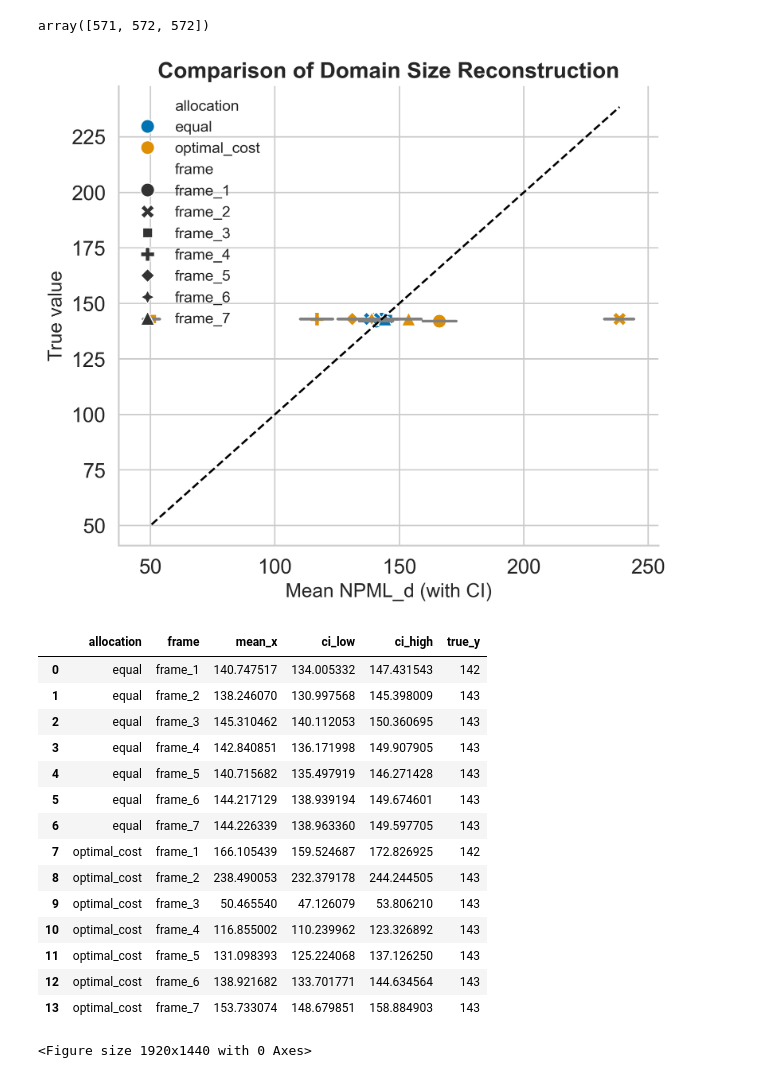
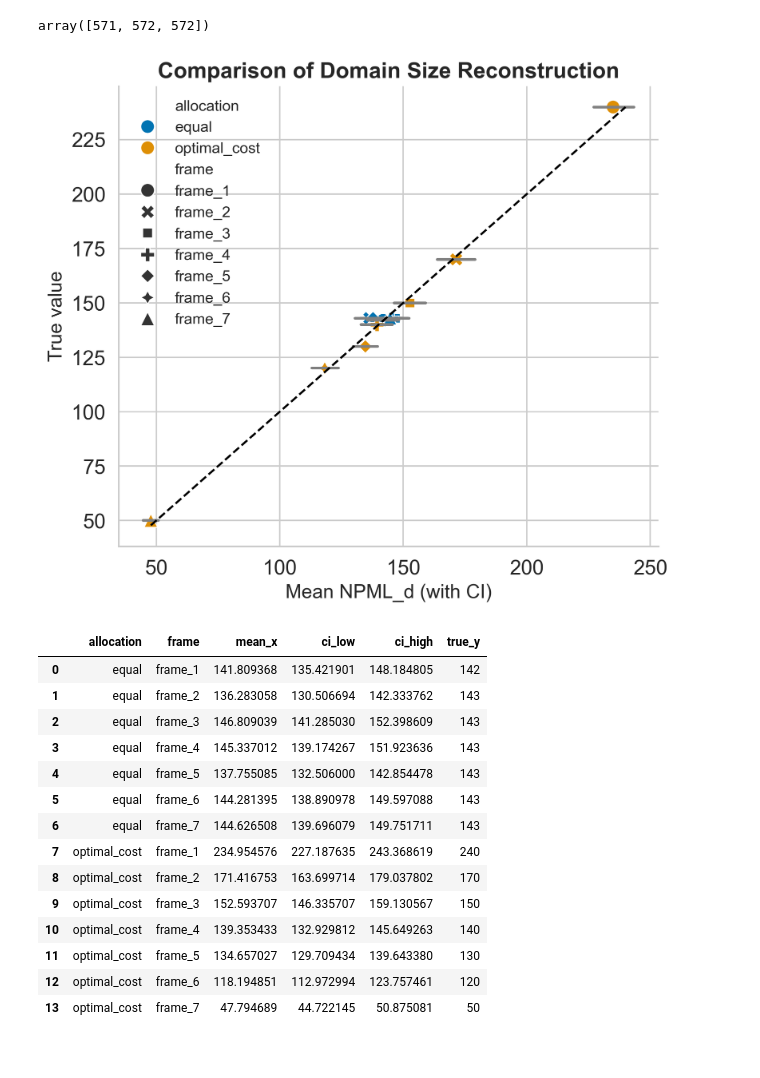
Before and after one commit to glancia93/-Population-Detection-and-Sampling-in-Liguria, a Jupyter notebook: Simulation/Comparisions_plots.ipynb, the cells around one changed output. Cells and saved outputs as stored; diff of their text form; code cells hidden in the pictures.

```diff
--- a/Simulation/Comparisions_plots.ipynb
+++ b/Simulation/Comparisions_plots.ipynb
@@ -399,56 +400,58 @@ def domain_size_reconstruction(realizations, modalities, true_values, n_boot=200
                 "frame": f"frame_{j+1}",
                 "mean_x": mean_val,
                 "ci_low": ci_low,
-                "ci_high": ci_high,
-                "true_y": true_values[j]
+                "ci_high": ci_high
             })
 
     df_summary = pd.DataFrame(results)
+    df_summary["true_y"] = true_values
 
     # Plotting: scatter with CI bars
     plt.figure(figsize=(7, 6))
     sns.scatterplot(data=df_summary, x="mean_x", y="true_y", hue="allocation", style="frame", s=100)
 
     # error bars for CI
     for _, row in df_summary.iterrows():
         plt.plot([row["ci_low"], row["ci_high"]], [row["true_y"]]*2, color="gray", lw=2)
 
     # 45 degree line
     lims = [
         min(df_summary["mean_x"].min(), df_summary["true_y"].min()),
         max(df_summary["mean_x"].max(), df_summary["true_y"].max())
     ]
     plt.plot(lims, lims, "--", color="black")
     plt.xlabel("Mean NPML_d (with CI)")
     plt.ylabel("True value")
     plt.title("Comparison of Domain Size Reconstruction")
+    if save:
+        plt.savefig(save, bbox_inches="tight")
     plt.show()
 
-    if save:
-        plt.savefig(save, bbox_inches="tight")
+
 
     return df_summary
 
-domain_size_reconstruction(estimates["NPML_d"], allocations, np.array([len(item) for item in simulation_init_results ["population"]["domains"]]),
+domain_size_reconstruction(estimates["NPML_d"], allocations,
+                           np.hstack([np.array([len(item) for item in simulation_init_results ["population"]["domains"]]),
+                                     np.array([len(item) for item in simulation_init_results_opt ["population"]["domains"]])]),
                           save = "domain_size_reconstruction.pdf")
 # %% [output]
-[figure, old version]
+[figure, new version]
 |  | allocation | frame | mean_x | ci_low | ci_high | true_y |
-| 0 | equal | frame_1 | 140.747517 | 134.005332 | 147.431543 | 142 |
-| 1 | equal | frame_2 | 138.246070 | 130.997568 | 145.398009 | 143 |
-| 2 | equal | frame_3 | 145.310462 | 140.112053 | 150.360695 | 143 |
-| 3 | equal | frame_4 | 142.840851 | 136.171998 | 149.907905 | 143 |
-| 4 | equal | frame_5 | 140.715682 | 135.497919 | 146.271428 | 143 |
-| 5 | equal | frame_6 | 144.217129 | 138.939194 | 149.674601 | 143 |
-| 6 | equal | frame_7 | 144.226339 | 138.963360 | 149.597705 | 143 |
-| 7 | optimal_cost | frame_1 | 166.105439 | 159.524687 | 172.826925 | 142 |
-| 8 | optimal_cost | frame_2 | 238.490053 | 232.379178 | 244.244505 | 143 |
-| 9 | optimal_cost | frame_3 | 50.465540 | 47.126079 | 53.806210 | 143 |
-| 10 | optimal_cost | frame_4 | 116.855002 | 110.239962 | 123.326892 | 143 |
-| 11 | optimal_cost | frame_5 | 131.098393 | 125.224068 | 137.126250 | 143 |
-| 12 | optimal_cost | frame_6 | 138.921682 | 133.701771 | 144.634564 | 143 |
-| 13 | optimal_cost | frame_7 | 153.733074 | 148.679851 | 158.884903 | 143 |
+| 0 | equal | frame_1 | 141.809368 | 135.421901 | 148.184805 | 142 |
+| 1 | equal | frame_2 | 136.283058 | 130.506694 | 142.333762 | 143 |
+| 2 | equal | frame_3 | 146.809039 | 141.285030 | 152.398609 | 143 |
+| 3 | equal | frame_4 | 145.337012 | 139.174267 | 151.923636 | 143 |
+| 4 | equal | frame_5 | 137.755085 | 132.506000 | 142.854478 | 143 |
+| 5 | equal | frame_6 | 144.281395 | 138.890978 | 149.597088 | 143 |
+| 6 | equal | frame_7 | 144.626508 | 139.696079 | 149.751711 | 143 |
+| 7 | optimal_cost | frame_1 | 234.954576 | 227.187635 | 243.368619 | 240 |
+| 8 | optimal_cost | frame_2 | 171.416753 | 163.699714 | 179.037802 | 170 |
+| 9 | optimal_cost | frame_3 | 152.593707 | 146.335707 | 159.130567 | 150 |
+| 10 | optimal_cost | frame_4 | 139.353433 | 132.929812 | 145.649263 | 140 |
+| 11 | optimal_cost | frame_5 | 134.657027 | 129.709434 | 139.643380 | 130 |
+| 12 | optimal_cost | frame_6 | 118.194851 | 112.972994 | 123.757461 | 120 |
+| 13 | optimal_cost | frame_7 | 47.794689 | 44.722145 | 50.875081 | 50 |
-<Figure size 1920x1440 with 0 Axes>
 # %%
 def plot_weights_histograms(data_dict, dataset_name, bins=20, normalize=False, save: Optional[str] = None):
     """
```
Also changed, not shown: parts of 7 cells of this notebook, 10 other files.
